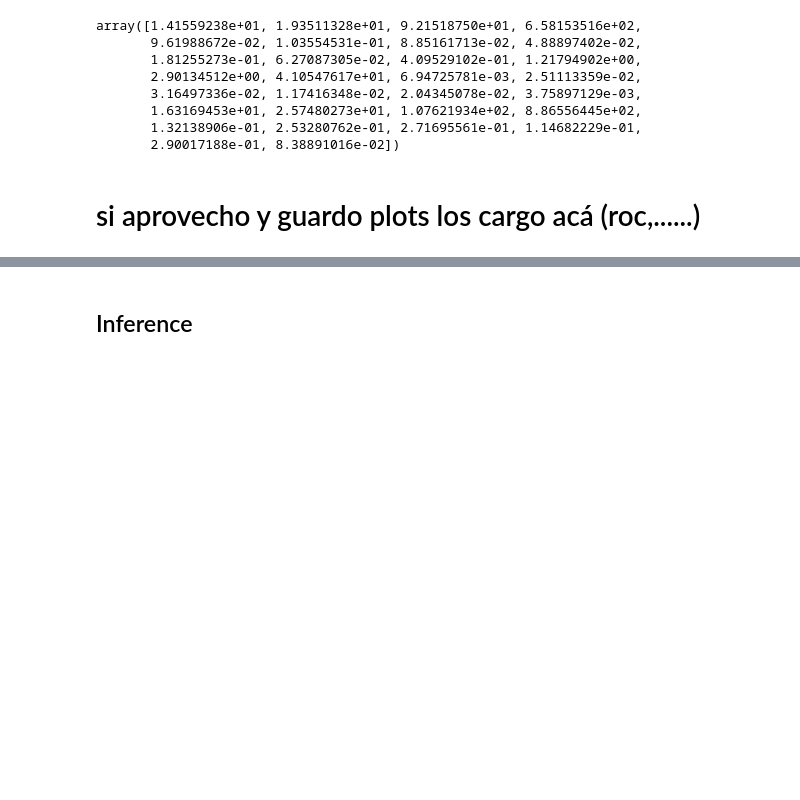
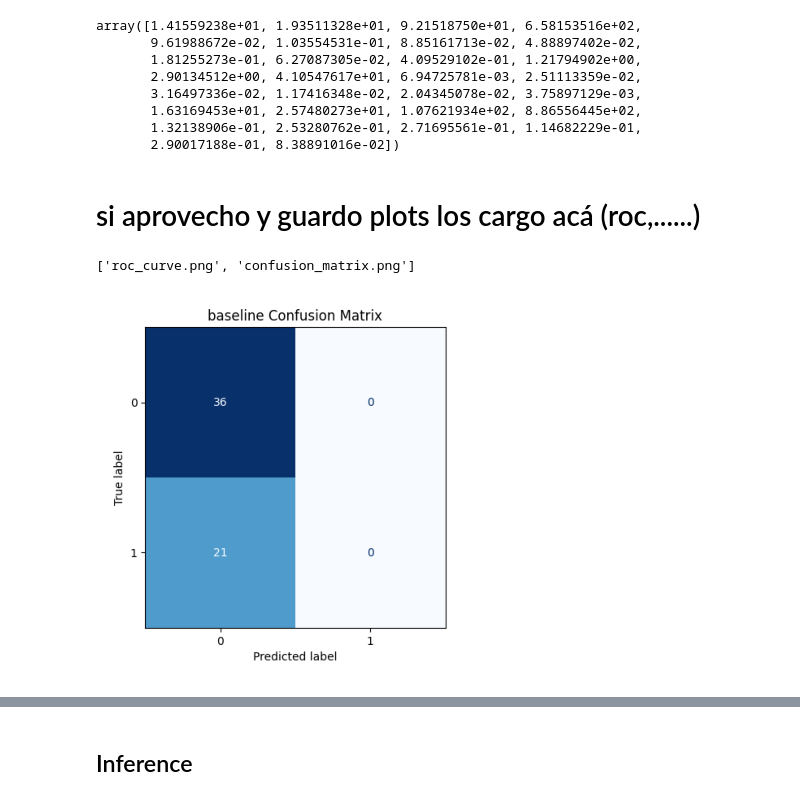
Before and after one commit to MNGARCIA085/ML-Complete-Project, a Jupyter notebook: notebooks/ NEW Evaluation and inference.ipynb, the cells around one changed output, grey strips where cells are left out. Drawn from its saved outputs; the diff is of its cells as text; code cells hidden in the pictures; blank space fills up the shorter version.

Commit message:
roc curve and conf. matrix

```diff
--- a/notebooks/ NEW Evaluation and inference.ipynb
+++ b/notebooks/ NEW Evaluation and inference.ipynb
@@ -59,0 +62,10 @@ def get_best_run(runs, recall_threshold=0.8, metric_priority="f1_score"):
+# %%
+from mlflow.tracking import MlflowClient
+
+client = MlflowClient()
+experiment = client.get_experiment_by_name("Tuning")
+
+if experiment is None:
+    print("Experiment not found")
+else:
+    print(f"ID={experiment.experiment_id}, Name={experiment.name}")
@@ -67,13 +81,17 @@ def get_best_run(runs, recall_threshold=0.8, metric_priority="f1_score"):
 
 
 
-experiment_name = "Tuning"
-experiment = mlflow.get_experiment_by_name(experiment_name)
+#experiment_name = "Tuning"
+#experiment = mlflow.get_experiment_by_name(experiment_name)
 
-if experiment is None:
-    raise ValueError(f"Experiment '{experiment_name}' not found.")
+#if experiment is None:
+#    raise ValueError(f"Experiment '{experiment_name}' not found.")
 
 experiment_id = experiment.experiment_id
+
+
+
+#experiment_id = '510814453281837565'
 
 
 
@@ -82,6 +100,7 @@ experiment_id = experiment_id         # experiment ID from UI
 metric_to_sort = "f1"                        # metric to choose the best run
 artifact_paths = {
     "preprocessing": "preprocessing",       # folder under artifacts
+    "plots": "plots",                        # folder under artifacts
     "model": "model"                         # model artifact path
 }
 
@@ -241,3 +258,25 @@ array([1.41559238e+01, 1.93511328e+01, 9.21518750e+01, 6.58153516e+02,
        2.90017188e-01, 8.38891016e-02])
 # %% [markdown]
 # si aprovecho y guardo plots los cargo acá (roc,......)
+# %%
+import os
+import matplotlib.pyplot as plt
+import matplotlib.image as mpimg
+
+# Download the folder with plots
+plots_dir = mlflow.artifacts.download_artifacts(run_id=run_id, artifact_path="plots")
+
+# Check what files exist
+print(os.listdir(plots_dir))
+
+# Build the full path (make sure spelling matches your saved file)
+conf_matrix_path = os.path.join(plots_dir, "confusion_matrix.png")
+
+# Load and display in Jupyter
+img = mpimg.imread(conf_matrix_path)
+plt.imshow(img)
+plt.axis("off")
+plt.show()
+# %% [output]
+['roc_curve.png', 'confusion_matrix.png']
+[figure, added]
```
Also changed, not shown: parts of 15 cells of this notebook, 16 other files.
